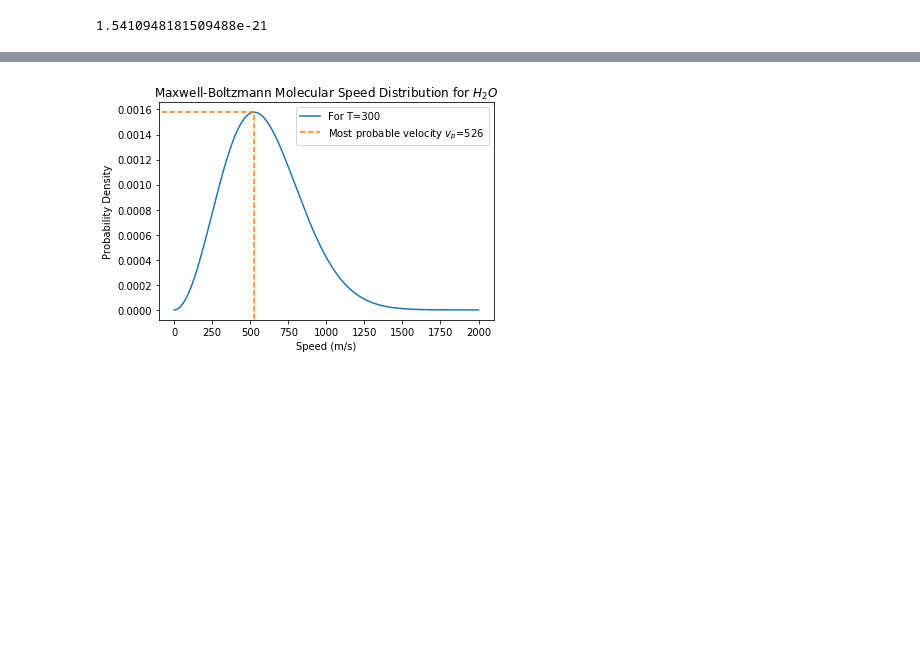
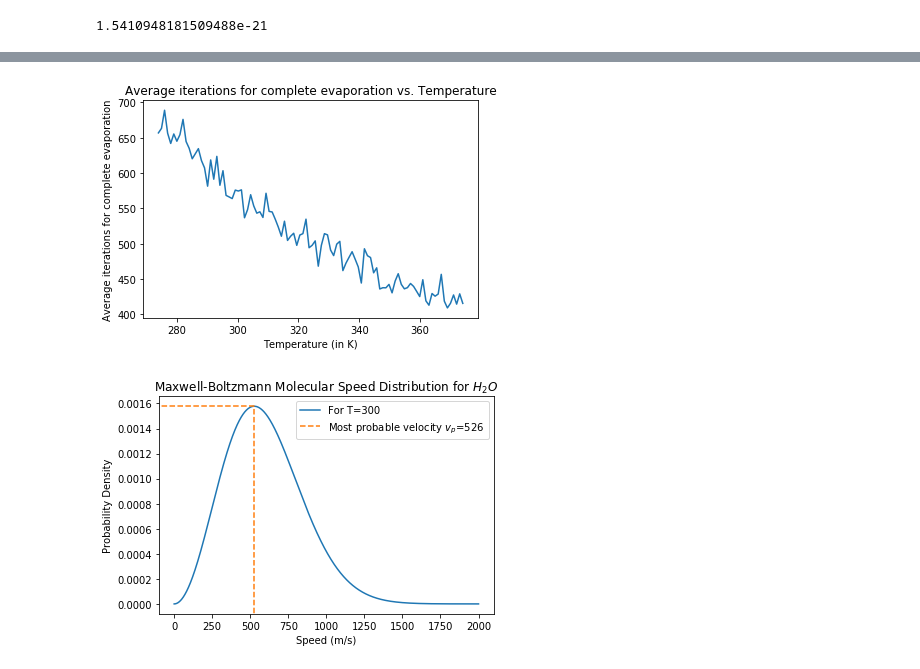
Before and after one commit to lilymansfield/FinalProject_250_Lily, a Jupyter notebook: FinalProject.ipynb, the cells around one changed output, grey strips where cells are left out. Saved outputs shown, nothing was run; the diff lists cells and outputs as text; code cells hidden in the pictures; blank space fills up the shorter version.

```diff
--- a/FinalProject.ipynb
+++ b/FinalProject.ipynb
@@ -238,3 +211,21 @@ print(v_p)
+# %%
+#Plot of average iterations needed for complete evaporation vs. Temperature
+#Water freezes at 273 K
+#For 5x5 droplet matrix
+
+iteravgarr=[]
+for i in range(274,374):
+    iteravgarr.append(iterationsUntilEvaporation(5,i,100,False))
+
+
+temps=np.linspace(274,374,100)
+plt.plot(temps,iteravgarr)
+plt.title('Average iterations for complete evaporation vs. Temperature')
+plt.xlabel('Temperature (in K)')
+plt.ylabel('Average iterations for complete evaporation')
+plt.savefig('avgitervstemp.pdf')
+# %% [output]
+[figure, added]
 # %%
 #Plot of Maxwell-Boltzmann Distribution
 
```
Also changed, not shown: parts of 4 cells of this notebook.
